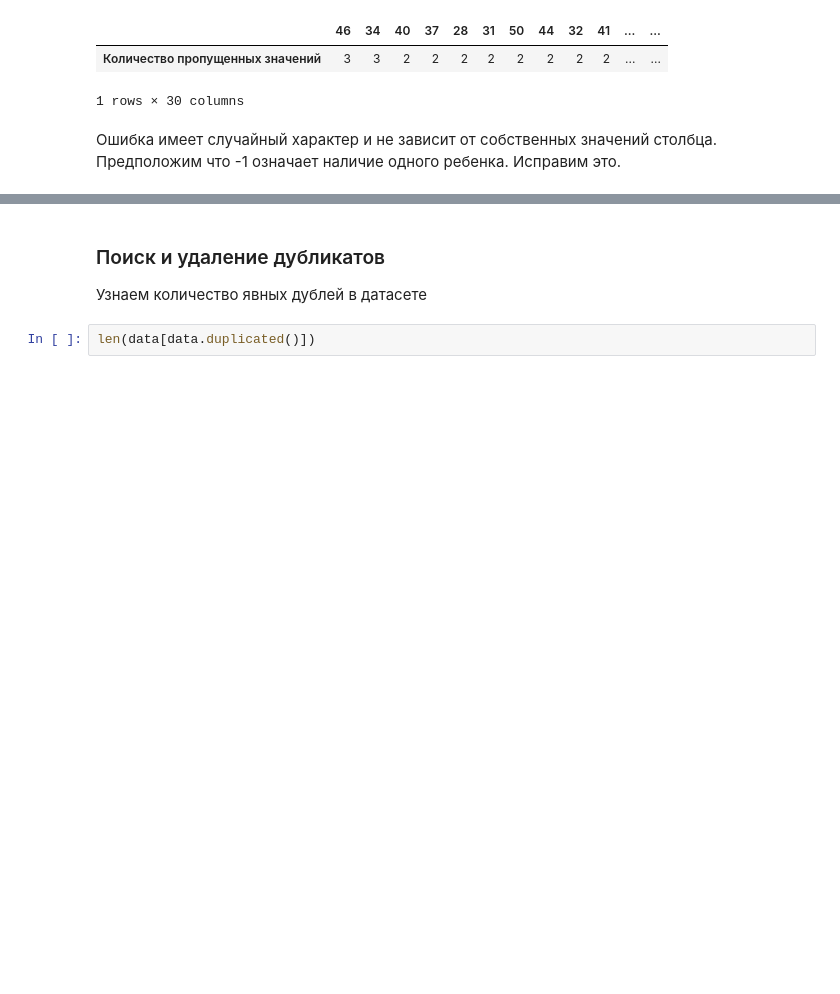
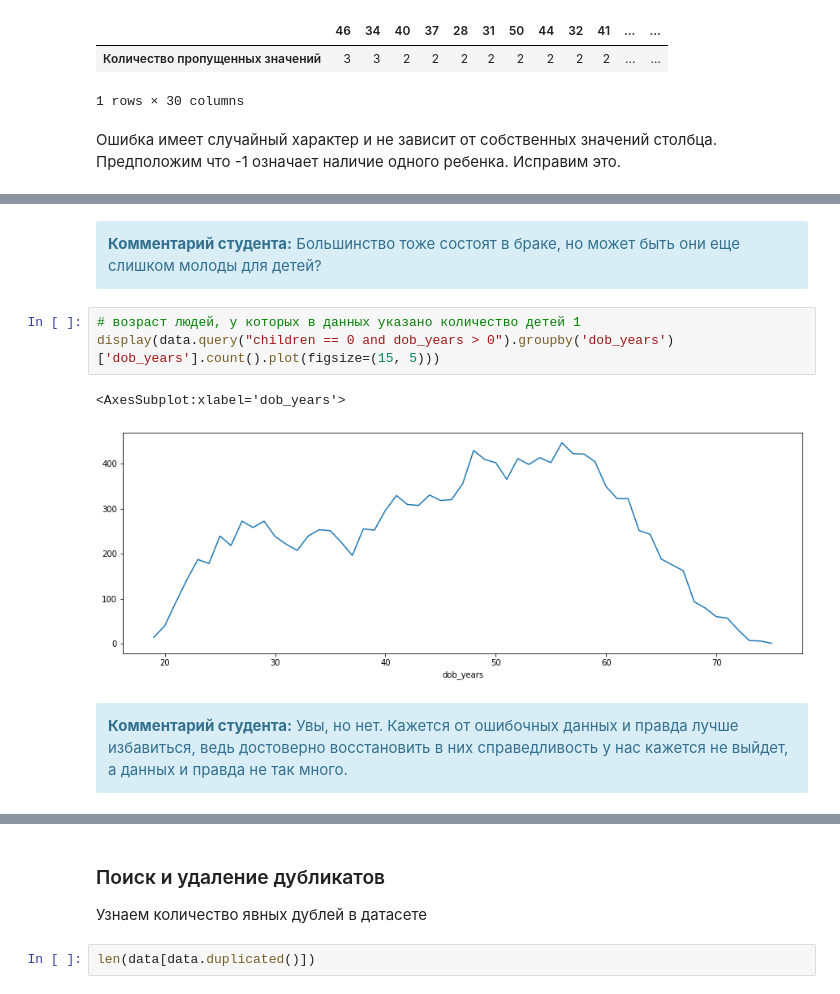
Before and after one commit to versus666jzx/practicum_ds, a Jupyter notebook: module_2/notebooks/credit_scoring.ipynb, the cells around one changed output, grey strips where cells are left out. Drawn from its saved outputs; the diff is of its cells as text; blank space fills up the shorter version.

```diff
--- a/module_2/notebooks/credit_scoring.ipynb
+++ b/module_2/notebooks/credit_scoring.ipynb
@@ -476,0 +548,14 @@ Name: children, dtype: float64
+# %% [markdown]
+<div class="alert alert-info"> <b>Комментарий студента:</b>
+Большинство тоже состоят в браке, но может быть они еще слишком молоды для детей?
+</div>
+# %%
+# возраст людей, у которых в данных указано количество детей 1
+display(data.query("children == 0 and dob_years > 0").groupby('dob_years')['dob_years'].count().plot(figsize=(15, 5)))
+# %% [output]
+<AxesSubplot:xlabel='dob_years'>
+[figure, added]
+# %% [markdown]
+<div class="alert alert-info"> <b>Комментарий студента:</b>
+Увы, но нет. Кажется от ошибочных данных и правда лучше избавиться, ведь достоверно восстановить в них справедливость у нас кажется не выйдет, а данных и правда не так много.
+</div>
```
Also changed, not shown: parts of 41 cells of this notebook.
